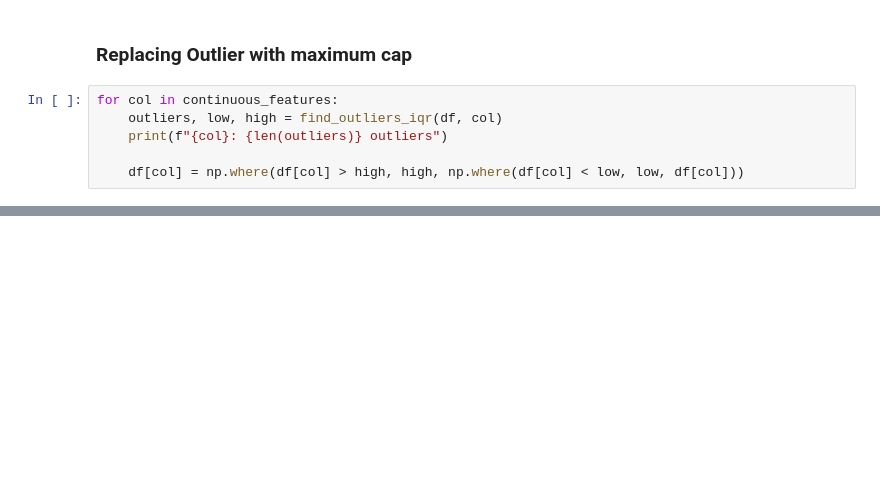
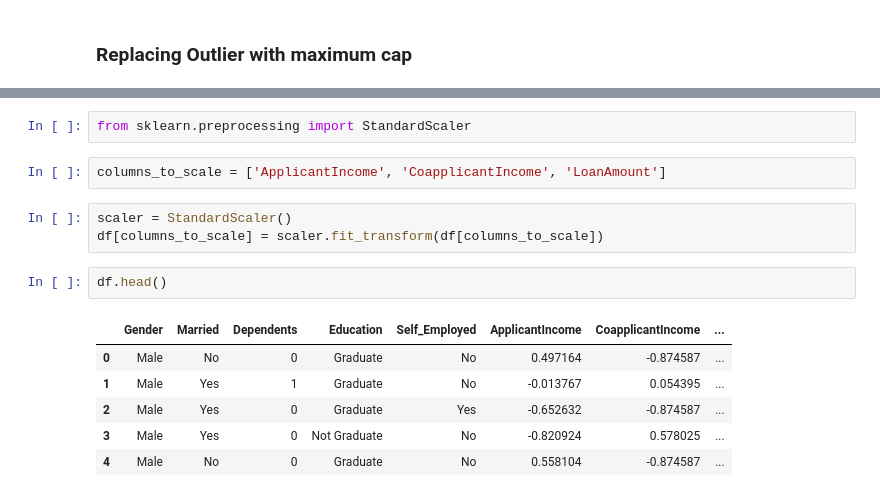
Before and after one commit to MomorioUHT/Data-Cleaning-Preprocessing, a Jupyter notebook: Loan-preprocessing.ipynb, the cells around one changed output, grey strips where cells are left out. Drawn from its saved outputs; the diff is of its cells as text; blank space fills up the shorter version.

```diff
--- a/Loan-preprocessing.ipynb
+++ b/Loan-preprocessing.ipynb
@@ -268,8 +296,2 @@ def find_outliers_iqr(data, col):
 # %% [markdown]
 ### Replacing Outlier with maximum cap
-# %%
-for col in continuous_features:
-    outliers, low, high = find_outliers_iqr(df, col)
-    print(f"{col}: {len(outliers)} outliers")
-
-    df[col] = np.where(df[col] > high, high, np.where(df[col] < low, low, df[col]))
@@ -302,0 +335,16 @@ memory usage: 57.7+ KB
+# %%
+from sklearn.preprocessing import StandardScaler
+# %%
+columns_to_scale = ['ApplicantIncome', 'CoapplicantIncome', 'LoanAmount']
+# %%
+scaler = StandardScaler()
+df[columns_to_scale] = scaler.fit_transform(df[columns_to_scale])
+# %%
+df.head()
+# %% [output]
+|  | Gender | Married | Dependents | Education | Self_Employed | ApplicantIncome | CoapplicantIncome | ... |
+| 0 | Male | No | 0 | Graduate | No | 0.497164 | -0.874587 | ... |
+| 1 | Male | Yes | 1 | Graduate | No | -0.013767 | 0.054395 | ... |
+| 2 | Male | Yes | 0 | Graduate | Yes | -0.652632 | -0.874587 | ... |
+| 3 | Male | Yes | 0 | Not Graduate | No | -0.820924 | 0.578025 | ... |
+| 4 | Male | No | 0 | Graduate | No | 0.558104 | -0.874587 | ... |
```
Also changed, not shown: parts of 46 cells of this notebook.
